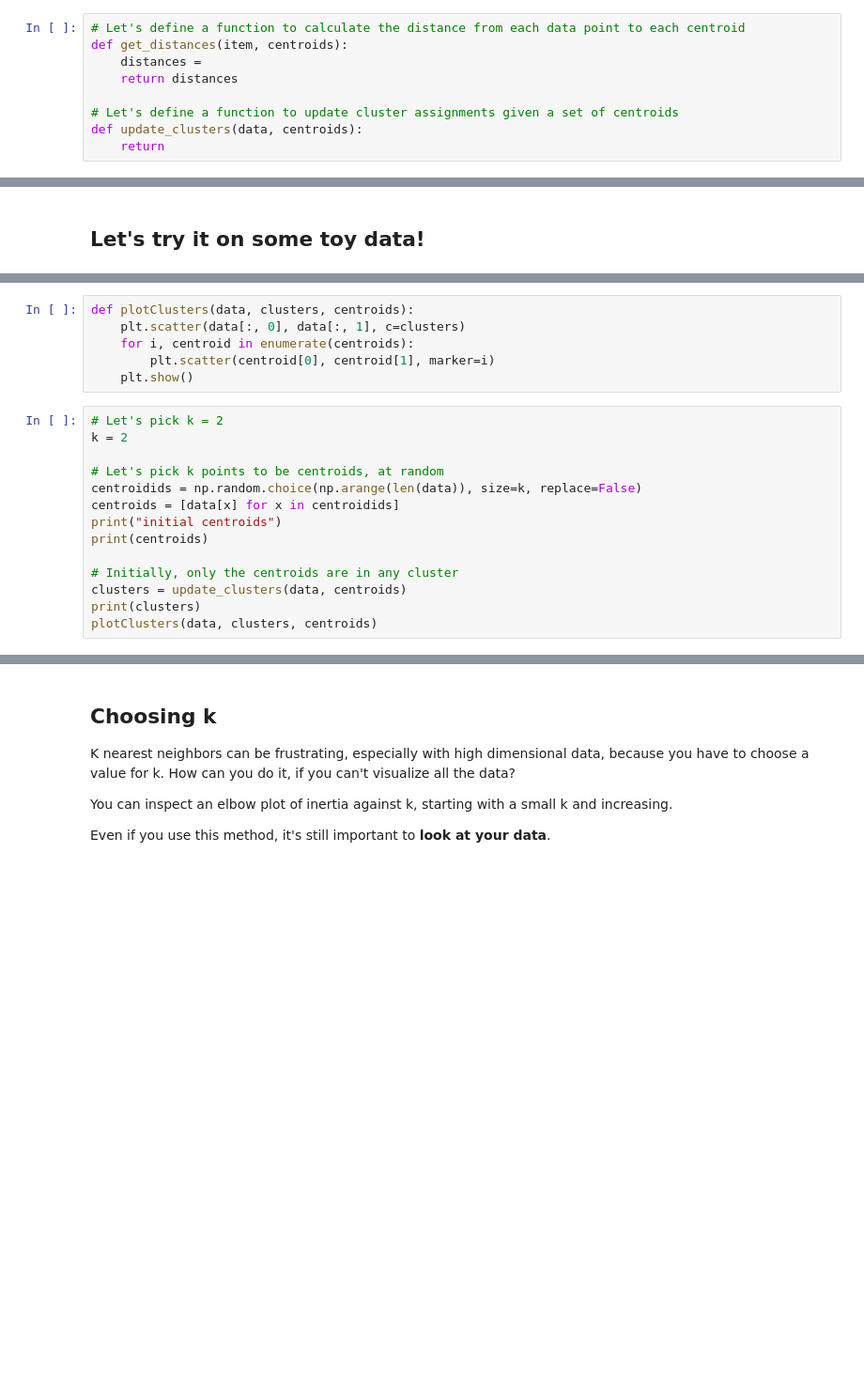
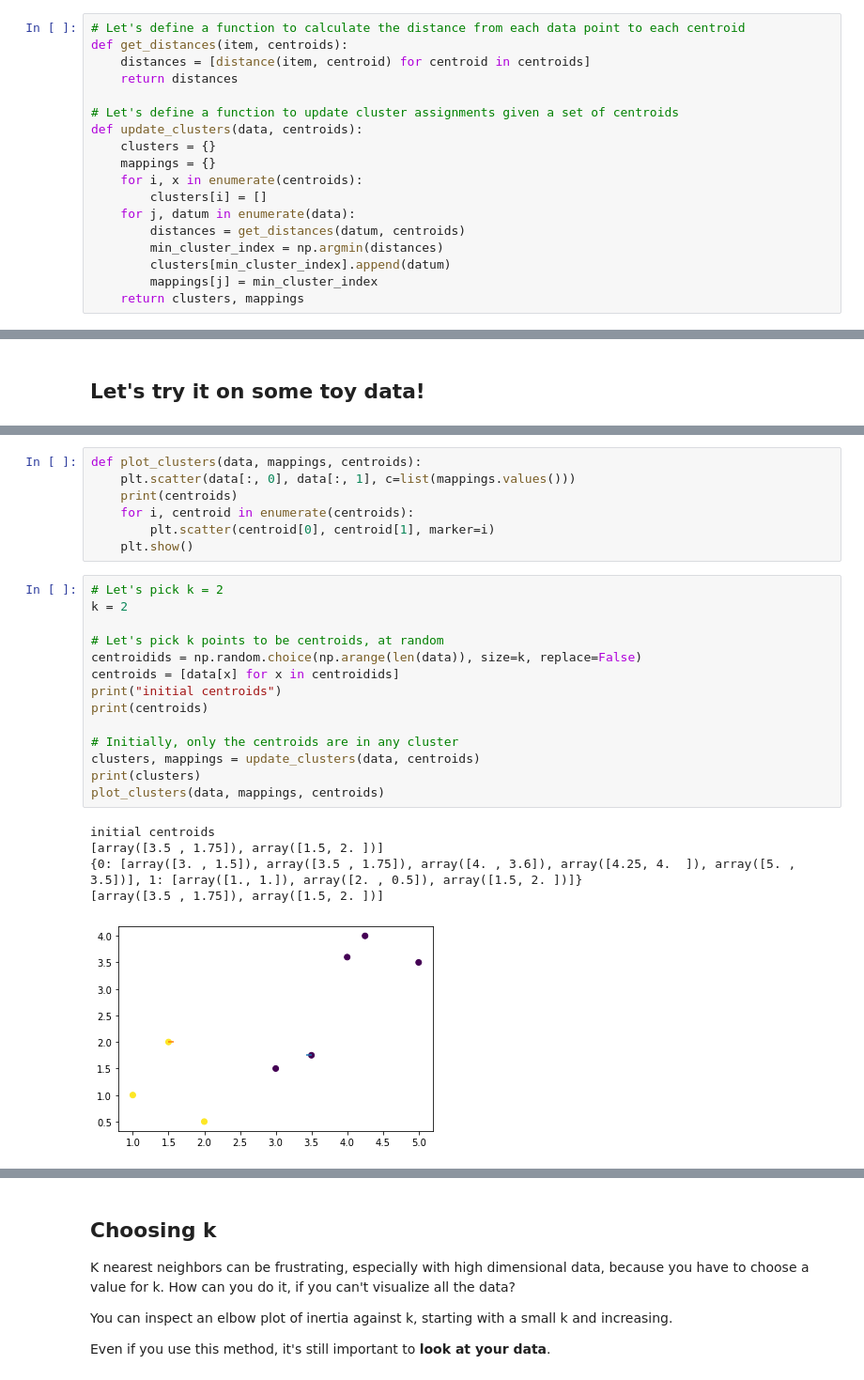
Before and after one commit to ajstent/CS252S22, a Jupyter notebook: CS252S22_Day22.ipynb, the cells around one changed output, grey strips where cells are left out. Shown at 94% size. Drawn from its saved outputs; the diff is of its cells as text; blank space fills up the shorter version.

```diff
--- a/CS252S22_Day22.ipynb
+++ b/CS252S22_Day22.ipynb
@@ -45,10 +45,19 @@ def distance(a, b):
 # %%
 # Let's define a function to calculate the distance from each data point to each centroid
 def get_distances(item, centroids):
-    distances =
+    distances = [distance(item, centroid) for centroid in centroids]
     return distances
 
 # Let's define a function to update cluster assignments given a set of centroids
 def update_clusters(data, centroids):
-    return
+    clusters = {}
+    mappings = {}
+    for i, x in enumerate(centroids):
+        clusters[i] = []
+    for j, datum in enumerate(data):
+        distances = get_distances(datum, centroids)
+        min_cluster_index = np.argmin(distances)
+        clusters[min_cluster_index].append(datum)
+        mappings[j] = min_cluster_index
+    return clusters, mappings
 # %%
@@ -75,23 +90,30 @@ plt.show()
 # %%
-def plotClusters(data, clusters, centroids):
-    plt.scatter(data[:, 0], data[:, 1], c=clusters)
+def plot_clusters(data, mappings, centroids):
+    plt.scatter(data[:, 0], data[:, 1], c=list(mappings.values()))
+    print(centroids)
     for i, centroid in enumerate(centroids):
         plt.scatter(centroid[0], centroid[1], marker=i)
     plt.show()
 # %%
 # Let's pick k = 2
 k = 2
 
 # Let's pick k points to be centroids, at random
 centroidids = np.random.choice(np.arange(len(data)), size=k, replace=False)
 centroids = [data[x] for x in centroidids]
 print("initial centroids")
 print(centroids)
 
 # Initially, only the centroids are in any cluster
-clusters = update_clusters(data, centroids)
+clusters, mappings = update_clusters(data, centroids)
 print(clusters)
-plotClusters(data, clusters, centroids)
+plot_clusters(data, mappings, centroids)
+# %% [output]
+initial centroids
+[array([3.5 , 1.75]), array([1.5, 2. ])]
+{0: [array([3. , 1.5]), array([3.5 , 1.75]), array([4. , 3.6]), array([4.25, 4.  ]), array([5. , 3.5])], 1: [array([1., 1.]), array([2. , 0.5]), array([1.5, 2. ])]}
+[array([3.5 , 1.75]), array([1.5, 2. ])]
+[figure, added]
 # %%
 # Let's loop over updating the centroids and plotting
 while input() != 'stop':
```
Also changed, not shown: parts of 4 cells of this notebook.
